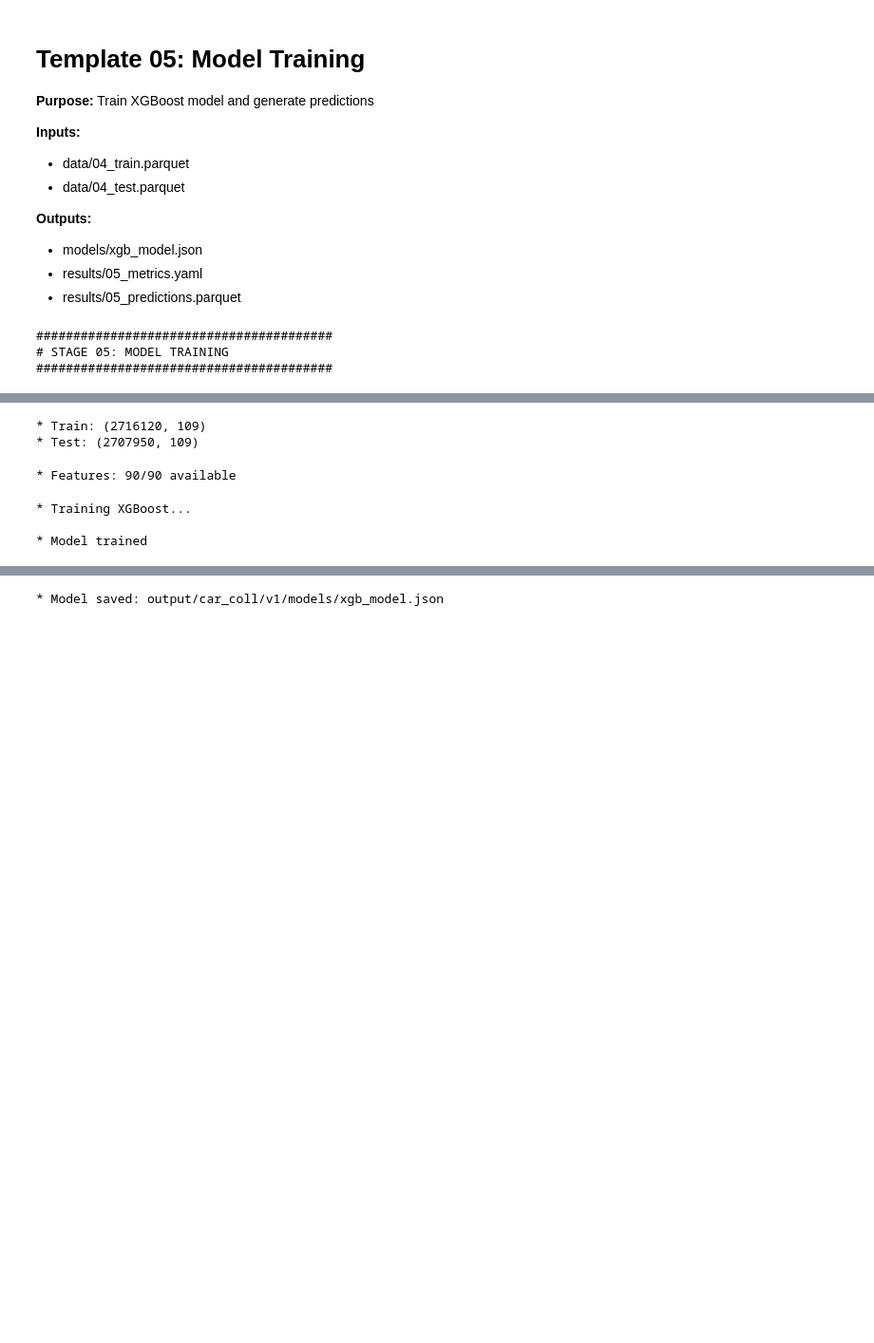
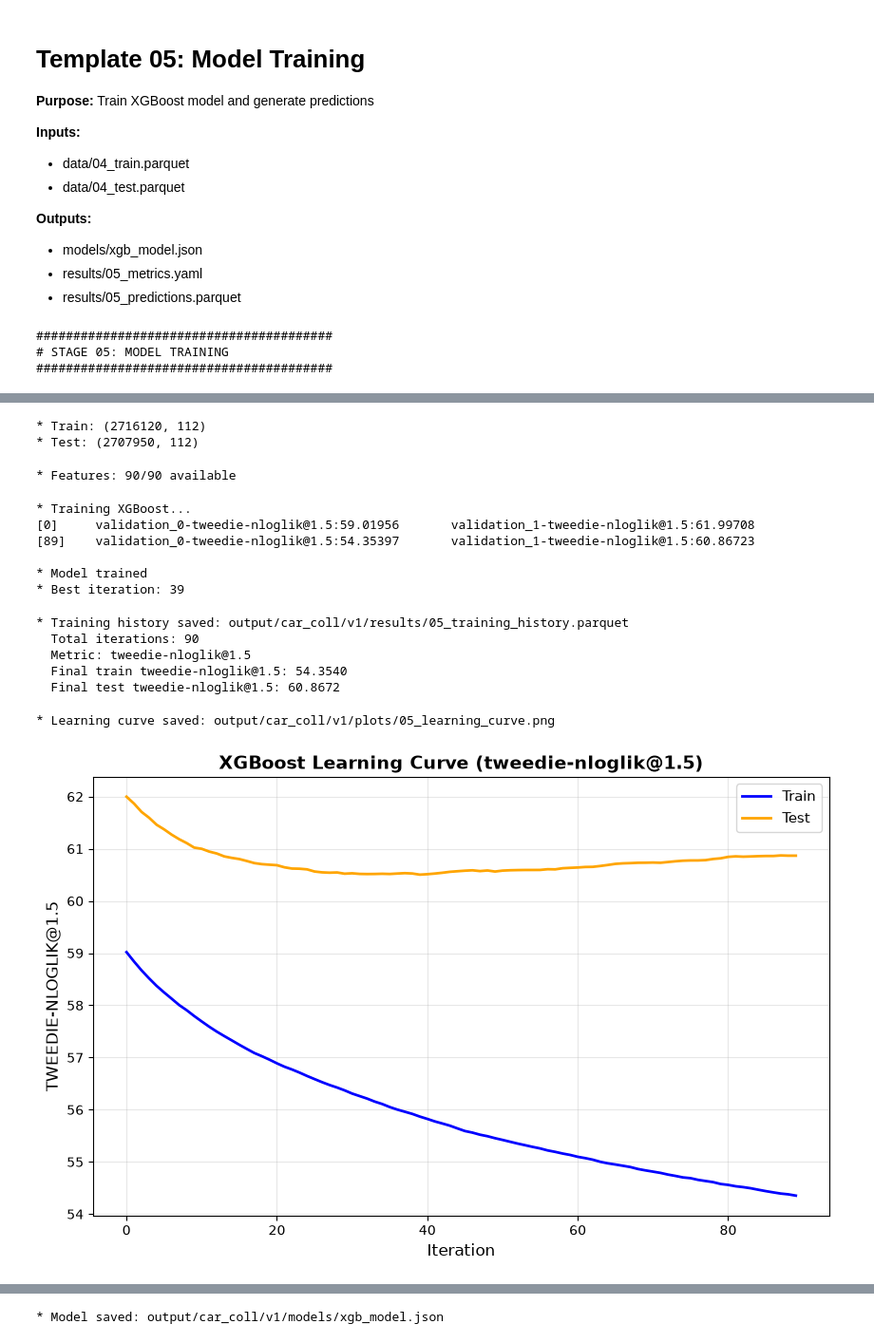
Before and after one commit to axspinnacle/26Dmodelv1, a Jupyter notebook: output/car_coll/v1/notebooks/05_model_training.ipynb, the cells around one changed output, grey strips where cells are left out. Shown at 95% size. Cells and saved outputs as stored; diff of their text form; code cells hidden in the pictures; blank space fills up the shorter version.

```diff
--- a/output/car_coll/v1/notebooks/05_model_training.ipynb
+++ b/output/car_coll/v1/notebooks/05_model_training.ipynb
@@ -53,11 +60,17 @@ target = cfg['experiment']['target']
 train = pd.read_parquet(f"{output_base}/data/04_train.parquet")
 test = pd.read_parquet(f"{output_base}/data/04_test.parquet")
 
+# Validate critical columns exist
+critical_cols = [target, exposure]
+missing = [c for c in critical_cols if c not in train.columns]
+if missing:
+    raise ValueError(f"Missing critical columns in train data: {missing}")
+
 print(f"\n* Train: {train.shape}")
 print(f"* Test: {test.shape}")
 # %% [output]
-* Train: (2716120, 109)
-* Test: (2707950, 109)
+* Train: (2716120, 112)
+* Test: (2707950, 112)
 # %%
 # Load feature list
 features_df = pd.read_csv(f"{config_path}/{cfg['features']['inclusion_file']}", comment='#')
@@ -78,16 +91,77 @@ y_test = test[target]
 print(f"\n* Training XGBoost...")
 
 xgb_params = cfg['xgboost'].copy()
-n_estimators = xgb_params.pop('n_estimators', 5000)
+n_estimators = xgb_params.pop('n_estimators')
+
+# Construct full eval_metric for tweedie if needed
+if 'eval_metric' in xgb_params and 'tweedie' in xgb_params['eval_metric']:
+    if '@' not in xgb_params['eval_metric']:
+        variance_power = xgb_params['tweedie_variance_power']
+        xgb_params['eval_metric'] = f"{xgb_params['eval_metric']}@{variance_power}"
 
 model = xgb.XGBRegressor(n_estimators=n_estimators, **xgb_params)
-model.fit(X_train, y_train, verbose=100)
+model.fit(
+    X_train, y_train,
+    eval_set=[(X_train, y_train), (X_test, y_test)],
+    verbose=100
+)
 
 print(f"\n* Model trained")
+print(f"* Best iteration: {model.best_iteration}")
 # %% [output]
 * Training XGBoost...
+[0]     validation_0-tweedie-nloglik@1.5:59.01956       validation_1-tweedie-nloglik@1.5:61.99708
+[89]    validation_0-tweedie-nloglik@1.5:54.35397       validation_1-tweedie-nloglik@1.5:60.86723
 
 * Model trained
+* Best iteration: 39
+# %%
+# Save training history
+results = model.evals_result()
+metric_base = cfg['xgboost']['eval_metric']
+
+# Construct full metric name for tweedie if needed
+if 'tweedie' in metric_base and '@' not in metric_base:
+    variance_power = cfg['xgboost']['tweedie_variance_power']
+    metric = f"{metric_base}@{variance_power}"
+else:
+    metric = metric_base
+
+# Use exact metric from results
+result_key = list(results['validation_0'].keys())[0]
+
+history_df = pd.DataFrame({
+    'iteration': range(len(results['validation_0'][result_key])),
+    f'train_{metric}': results['validation_0'][result_key],
+    f'test_{metric}': results['validation_1'][result_key]
+})
+
+history_file = f"{output_base}/results/05_training_history.parquet"
+history_df.to_parquet(history_file, index=False)
+print(f"\n* Training history saved: {history_file}")
+print(f"  Total iterations: {len(history_df)}")
+print(f"  Metric: {metric}")
+print(f"  Final train {metric}: {history_df[f'train_{metric}'].iloc[-1]:.4f}")
+print(f"  Final test {metric}: {history_df[f'test_{metric}'].iloc[-1]:.4f}")
+# %% [output]
+* Training history saved: output/car_coll/v1/results/05_training_history.parquet
+  Total iterations: 90
+  Metric: tweedie-nloglik@1.5
+  Final train tweedie-nloglik@1.5: 54.3540
+  Final test tweedie-nloglik@1.5: 60.8672
+# %%
+# Plot learning curve
+from utils import plot_learning_curve
+from IPython.display import Image, display
+
+plot_path = plot_learning_curve(history_df, f"{output_base}/plots/05_learning_curve.png", metric=metric)
+print(f"\n* Learning curve saved: {plot_path}")
+
+# Display inline
+display(Image(filename=plot_path))
+# %% [output]
+* Learning curve saved: output/car_coll/v1/plots/05_learning_curve.png
+[figure, added]
 # %%
 # Predictions
 train['pred'] = model.predict(X_train)
```
Also changed, not shown: parts of 10 cells of this notebook, 27 other files.
